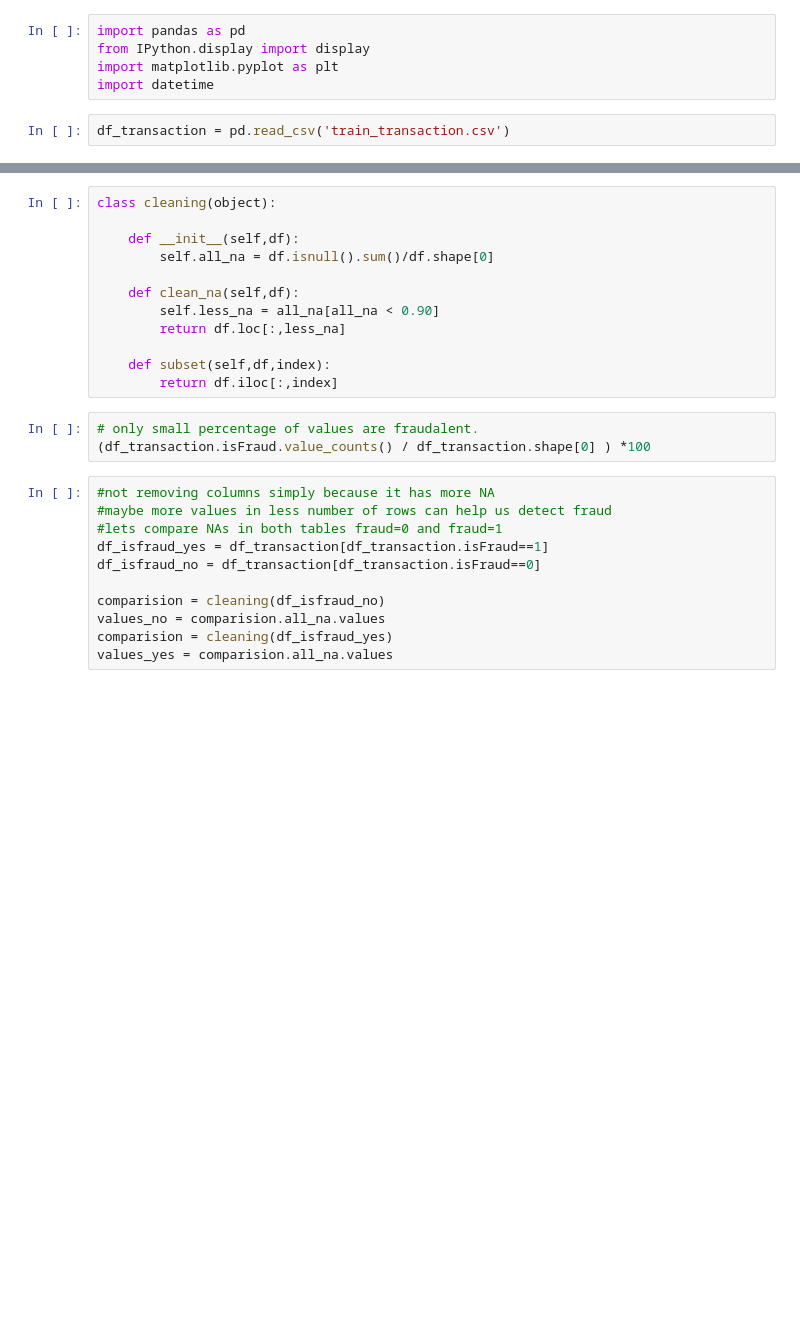
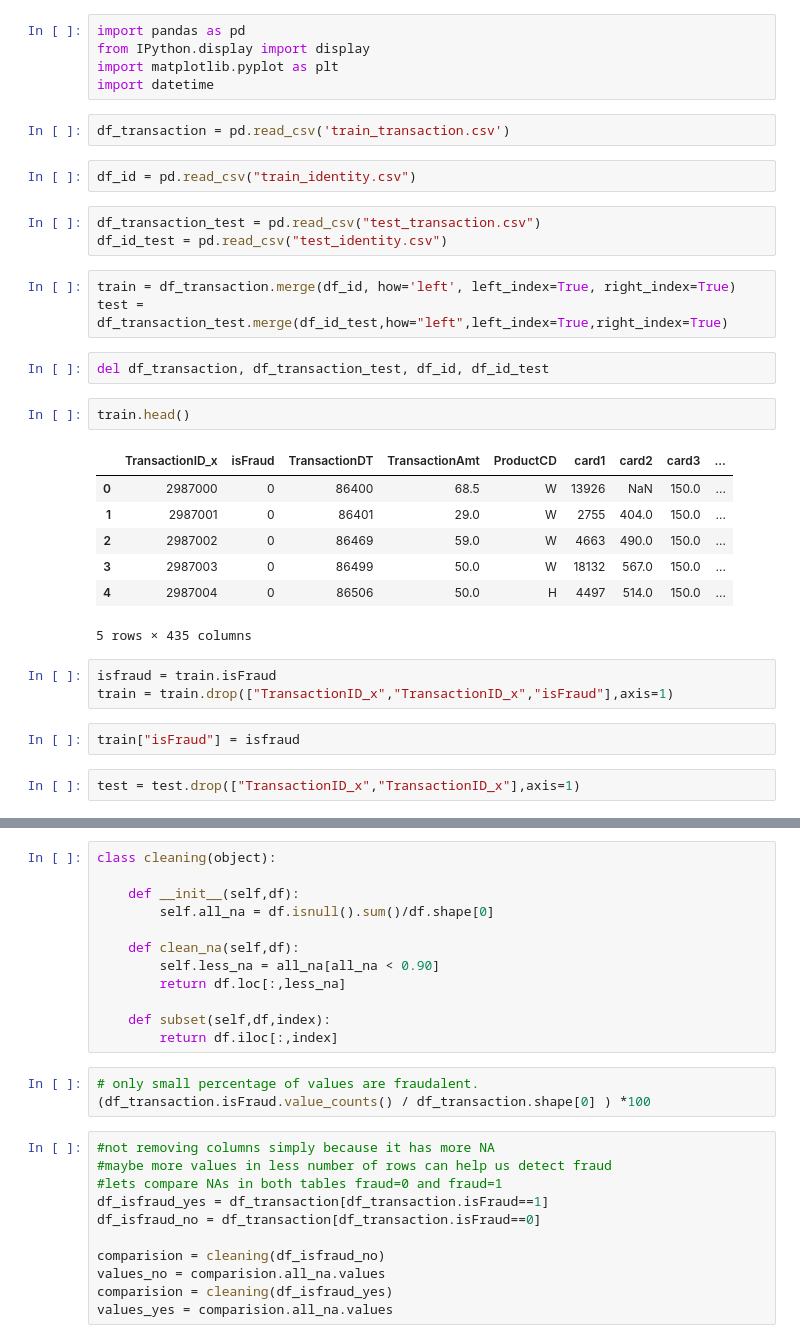
Before and after one commit to zigzagktz/Fraud-Detection-From-Customer-Transaction, a Jupyter notebook: anomaly detection.ipynb, the cells around one changed output, grey strips where cells are left out. Cells and saved outputs as stored; diff of their text form; blank space fills up the shorter version.

```diff
--- a/anomaly detection.ipynb
+++ b/anomaly detection.ipynb
@@ -5,6 +5,33 @@ import matplotlib.pyplot as plt
 import datetime
 # %%
 df_transaction = pd.read_csv('train_transaction.csv')
+# %%
+df_id = pd.read_csv("train_identity.csv")
+# %%
+df_transaction_test = pd.read_csv("test_transaction.csv")
+df_id_test = pd.read_csv("test_identity.csv")
+# %%
+train = df_transaction.merge(df_id, how='left', left_index=True, right_index=True)
+test = df_transaction_test.merge(df_id_test,how="left",left_index=True,right_index=True)
+# %%
+del df_transaction, df_transaction_test, df_id, df_id_test
+# %%
+train.head()
+# %% [output]
+|  | TransactionID_x | isFraud | TransactionDT | TransactionAmt | ProductCD | card1 | card2 | card3 | ... |
+| 0 | 2987000 | 0 | 86400 | 68.5 | W | 13926 | NaN | 150.0 | ... |
+| 1 | 2987001 | 0 | 86401 | 29.0 | W | 2755 | 404.0 | 150.0 | ... |
+| 2 | 2987002 | 0 | 86469 | 59.0 | W | 4663 | 490.0 | 150.0 | ... |
+| 3 | 2987003 | 0 | 86499 | 50.0 | W | 18132 | 567.0 | 150.0 | ... |
+| 4 | 2987004 | 0 | 86506 | 50.0 | H | 4497 | 514.0 | 150.0 | ... |
+5 rows × 435 columns
+# %%
+isfraud = train.isFraud
+train = train.drop(["TransactionID_x","TransactionID_x","isFraud"],axis=1)
+# %%
+train["isFraud"] = isfraud
+# %%
+test = test.drop(["TransactionID_x","TransactionID_x"],axis=1)
 # %%
 pd.options.display.max_columns = None
 df_transaction.head(20)
```
Also changed, not shown: parts of 23 cells of this notebook.
